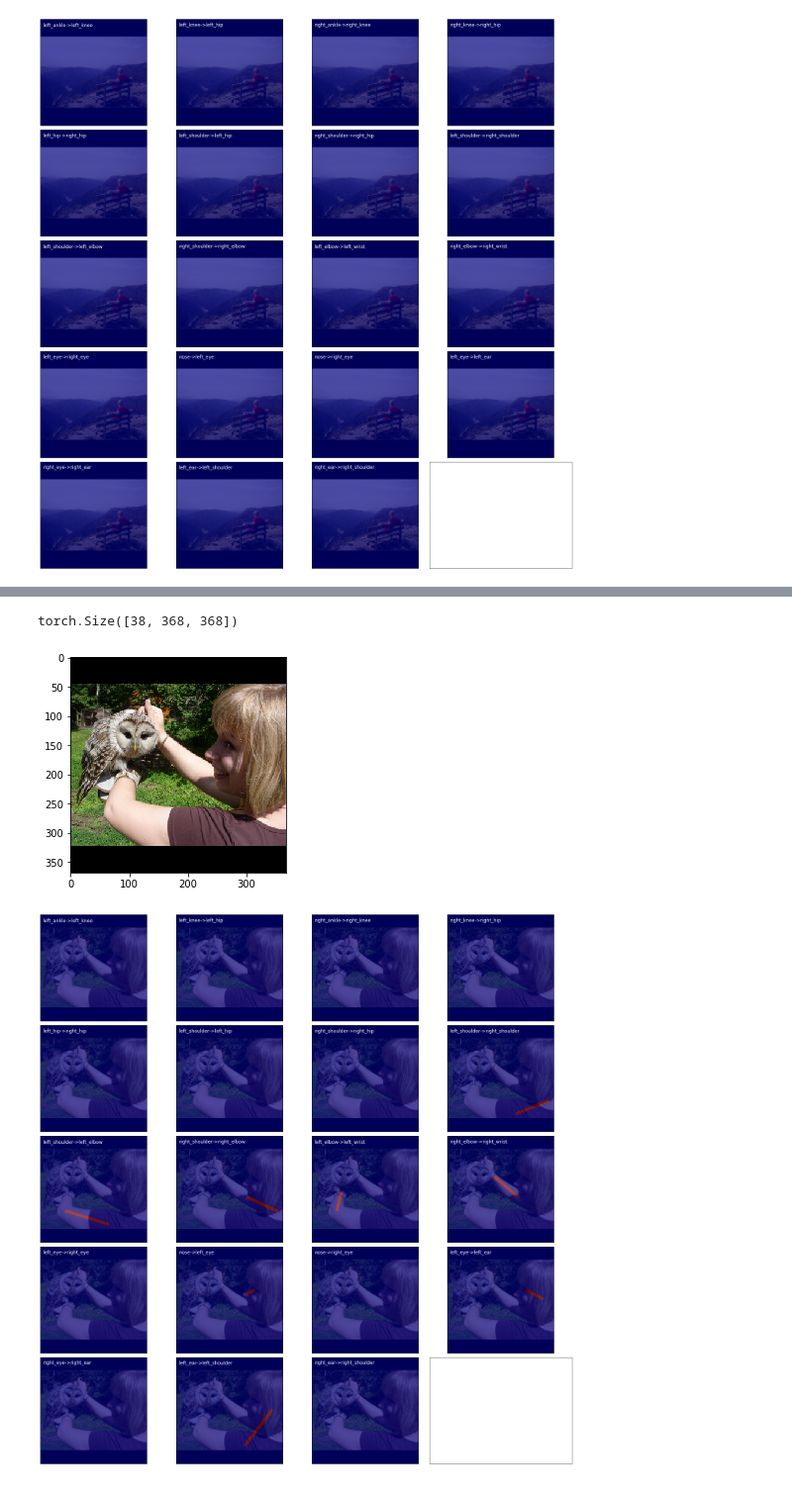
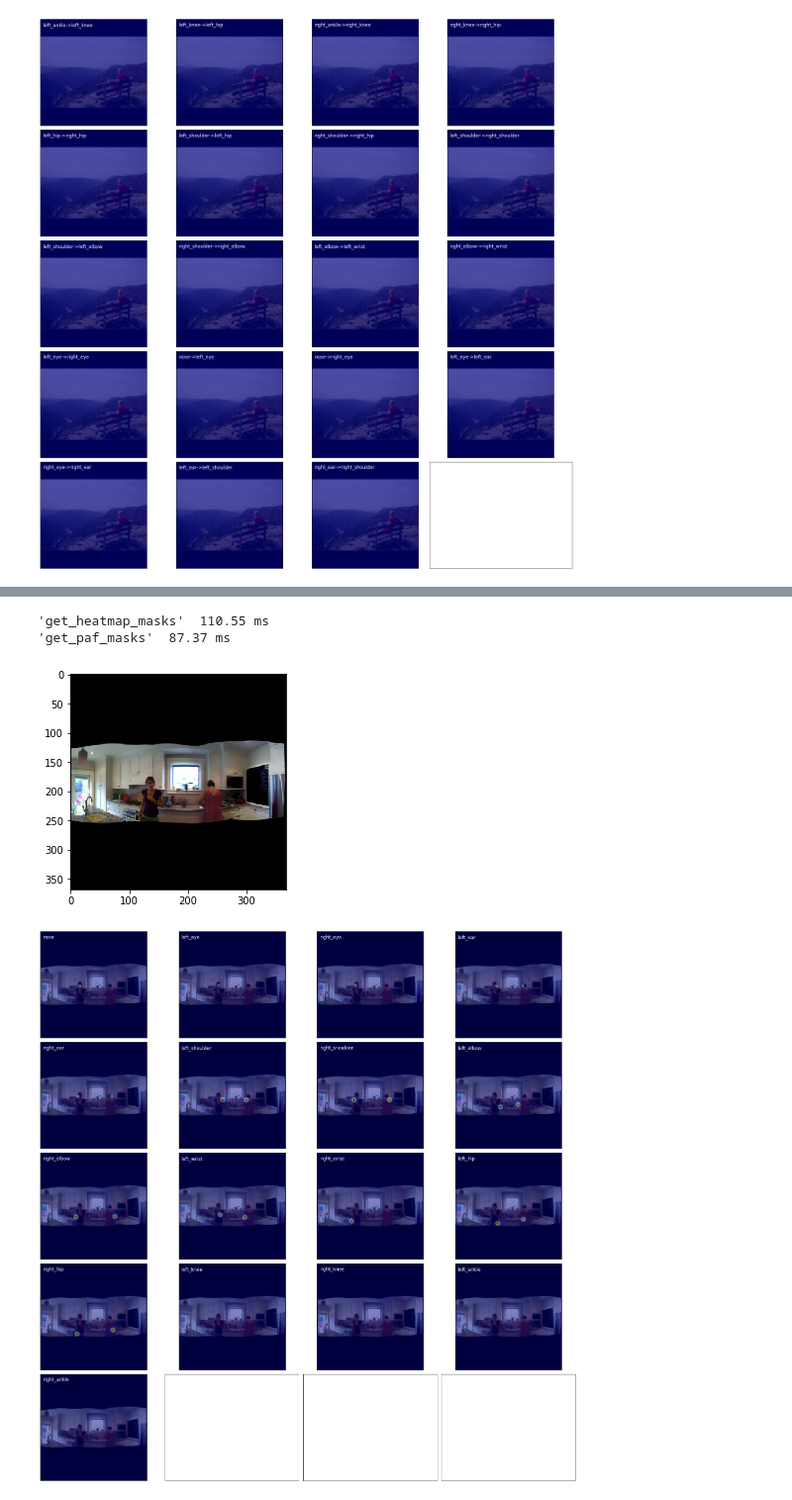
Before and after one commit to Nitish565/yoga-pose-estimation, a Jupyter notebook: COCO/Untitled.ipynb, the cells around one changed output, grey strips where cells are left out. Shown at 99% size. Saved outputs shown, nothing was run; the diff lists cells and outputs as text; code cells hidden in the pictures.

Commit message:
minor changes to heatmap calculation

```diff
--- a/COCO/Untitled.ipynb
+++ b/COCO/Untitled.ipynb
@@ -168,13 +203,11 @@ Wall time: 130 ms
-# %%
-pafs.shape
-# %% [output]
-torch.Size([38, 368, 368])
 # %%
-i,pafs,paf_ind,hms,hms_ind = ds[1350]
+i,pafs,paf_ind,hms,hms_ind = ds[350]
 un_im = p(un(i)[0])
 plt.imshow(un_im)
-plot_utils.plot_pafs(un_im, pafs.numpy(), figsize=(20,20))
-#plot_utils.plot_heatmaps(un_im, pred_hms.numpy(), figsize=(20,20))
+#plot_utils.plot_pafs(un_im, pafs.numpy(), figsize=(20,20))
+plot_utils.plot_heatmaps(un_im, hms.numpy(), figsize=(20,20))
 # %% [output]
+'get_heatmap_masks'  110.55 ms
+'get_paf_masks'  87.37 ms
-[figure, old version]
+[figure, new version]
-[figure, old version]
+[figure, new version]
```
Also changed, not shown: parts of 5 cells of this notebook, 3 other files.
